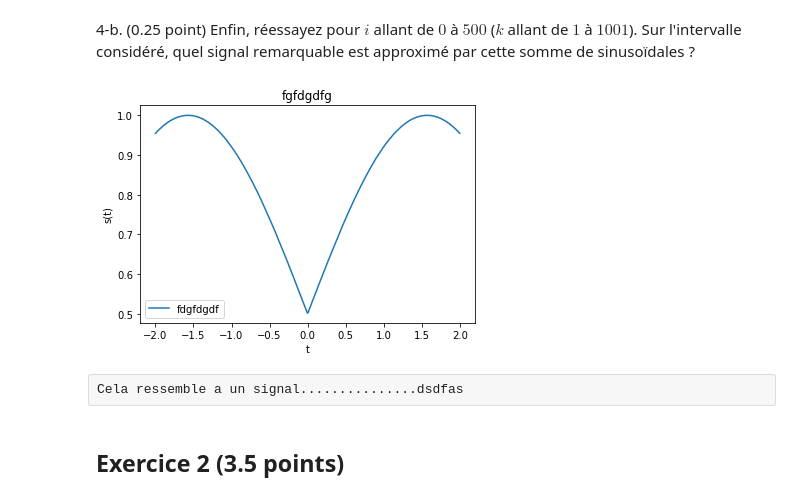
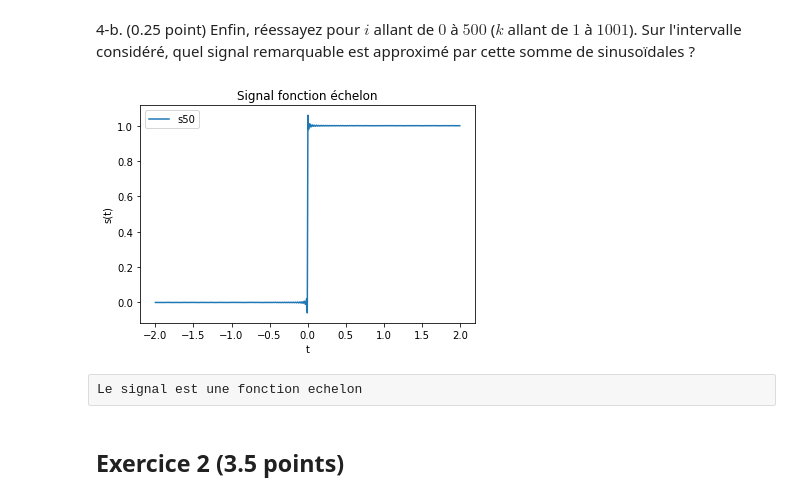
Before and after one commit to treque/imageprocessing, a Jupyter notebook: tp1/lab1_fr.ipynb, the cells around one changed output. Drawn from its saved outputs; the diff is of its cells as text; code cells hidden in the pictures.

```diff
--- a/tp1/lab1_fr.ipynb
+++ b/tp1/lab1_fr.ipynb
@@ -133,29 +133,29 @@ plt.show()
 # %%
 ## Code ##
 N = 500
 t = np.linspace(-2, 2, N, endpoint=True)
 
 sommation = 0
 for i in range (0, 500):
     sommation += np.sin((2*i + 1) * t)/(2*i + 1)
 
-s50 = 0.5 + 2/np.pi * np.sin(t) * sommation
+s50 = 0.5 + 2/np.pi * sommation
 
-plt.plot(t, s50, label='fdgfdgdf')
+plt.plot(t, s50, label='s50')
 
-plt.title('fgfdgdfg')
+plt.title('Signal fonction échelon')
 
 plt.xlabel('t')
 
 plt.ylabel('s(t)')
 
 plt.legend()
 
 plt.show()
 # %% [output]
-[figure, old version]
+[figure, new version]
-# %% [raw]
-Cela ressemble a un signal...............dsdfas
+# %% [raw]
+Le signal est une fonction echelon
 # %% [markdown]
 ## Exercice 2 (3.5 points)
 # %% [markdown]
```
Also changed, not shown: parts of 20 cells of this notebook.
